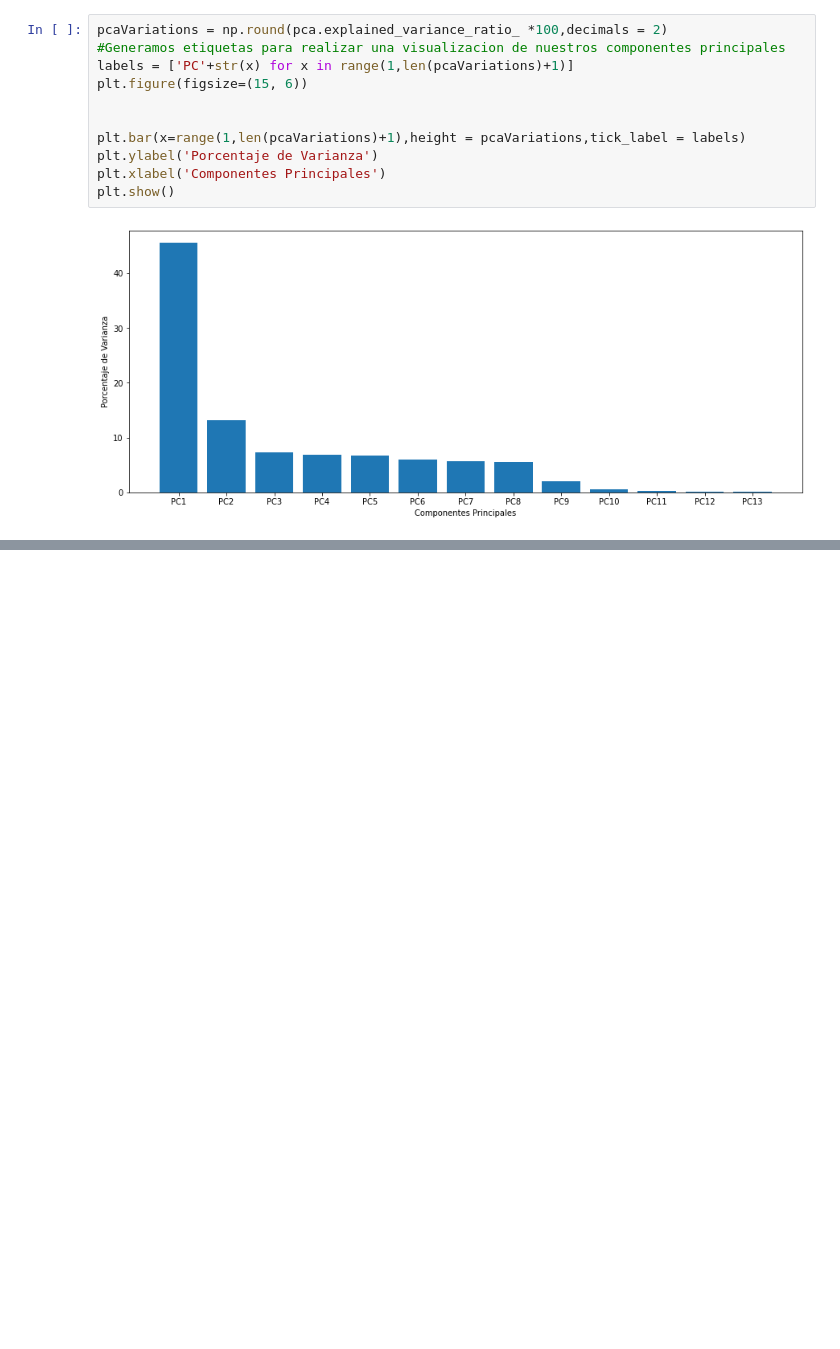
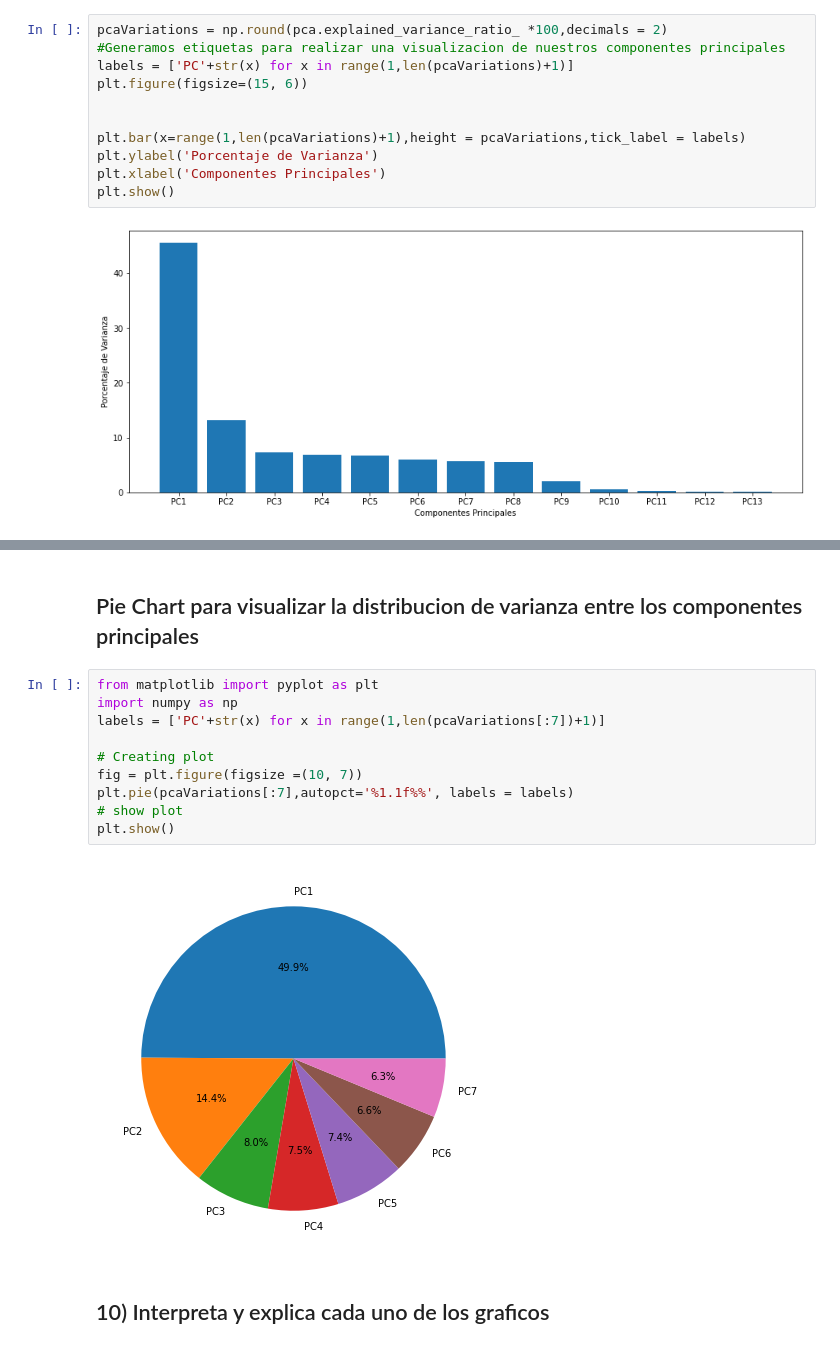
Before and after one commit to rodrigoromanguzman/Actividades_Aprendizaje-, a Jupyter notebook: semana7/actividad6_visuzalizacion.ipynb, the cells around one changed output, grey strips where cells are left out. Saved outputs shown, nothing was run; the diff lists cells and outputs as text; blank space fills up the shorter version.

```diff
--- a/semana7/actividad6_visuzalizacion.ipynb
+++ b/semana7/actividad6_visuzalizacion.ipynb
@@ -248,0 +278,16 @@ plt.show()
+# %% [markdown]
+<h2>Pie Chart para visualizar la distribucion de varianza entre los componentes principales</h2>
+# %%
+from matplotlib import pyplot as plt
+import numpy as np
+labels = ['PC'+str(x) for x in range(1,len(pcaVariations[:7])+1)]
+
+# Creating plot
+fig = plt.figure(figsize =(10, 7))
+plt.pie(pcaVariations[:7],autopct='%1.1f%%', labels = labels)
+# show plot
+plt.show()
+# %% [output]
+[figure, added]
+# %% [markdown]
+<h2>10) Interpreta y explica cada uno de los graficos</h2>
```
Also changed, not shown: parts of 6 cells of this notebook.
